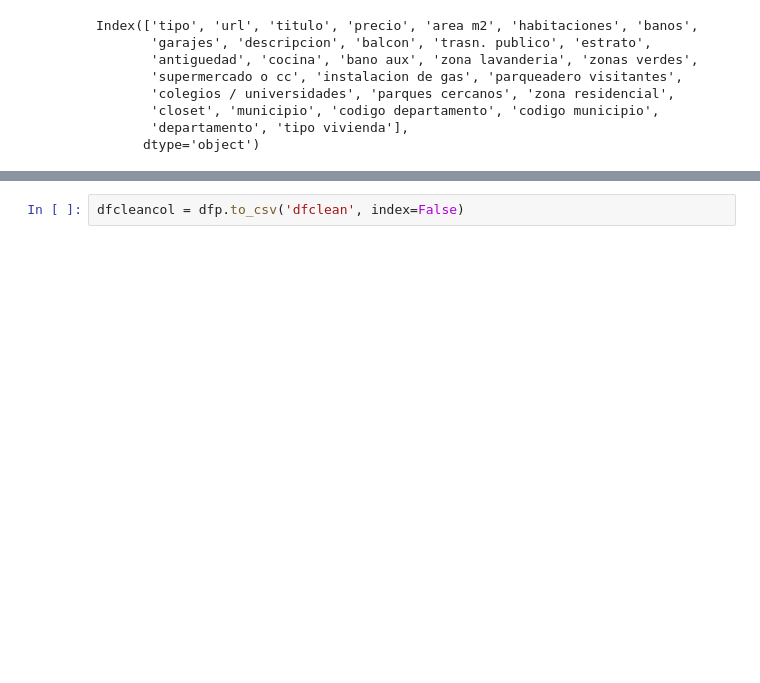
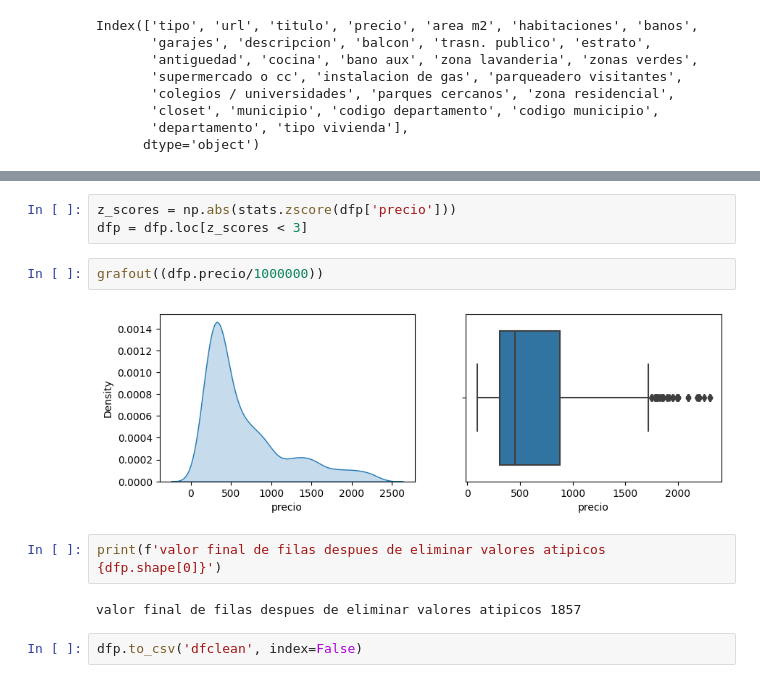
Before and after one commit to juanguzman2/Analisis-del-precio-de-las-viviendas-en-el-oriente-antioqueno, a Jupyter notebook: Script/limpieza/limpiezafinal.ipynb, the cells around one changed output, grey strips where cells are left out. Saved outputs shown, nothing was run; the diff lists cells and outputs as text; blank space fills up the shorter version.

```diff
--- a/Script/limpieza/limpiezafinal.ipynb
+++ b/Script/limpieza/limpiezafinal.ipynb
@@ -401,2 +458,13 @@ Index(['tipo', 'url', 'titulo', 'precio', 'area m2', 'habitaciones', 'banos',
+# %%
+z_scores = np.abs(stats.zscore(dfp['precio']))
+dfp = dfp.loc[z_scores < 3]
+# %%
+grafout((dfp.precio/1000000))
+# %% [output]
+[figure, added]
+# %%
+print(f'valor final de filas despues de eliminar valores atipicos {dfp.shape[0]}')
+# %% [output]
+valor final de filas despues de eliminar valores atipicos 1857
 # %%
-dfcleancol = dfp.to_csv('dfclean', index=False)
+dfp.to_csv('dfclean', index=False)
```
Also changed, not shown: parts of 13 cells of this notebook, 2 other files.
